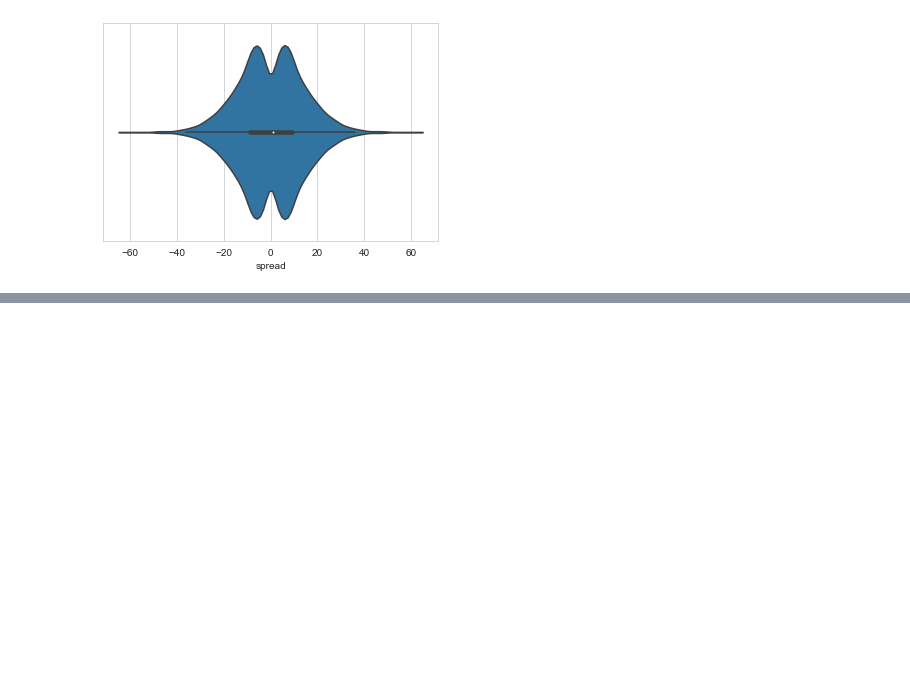
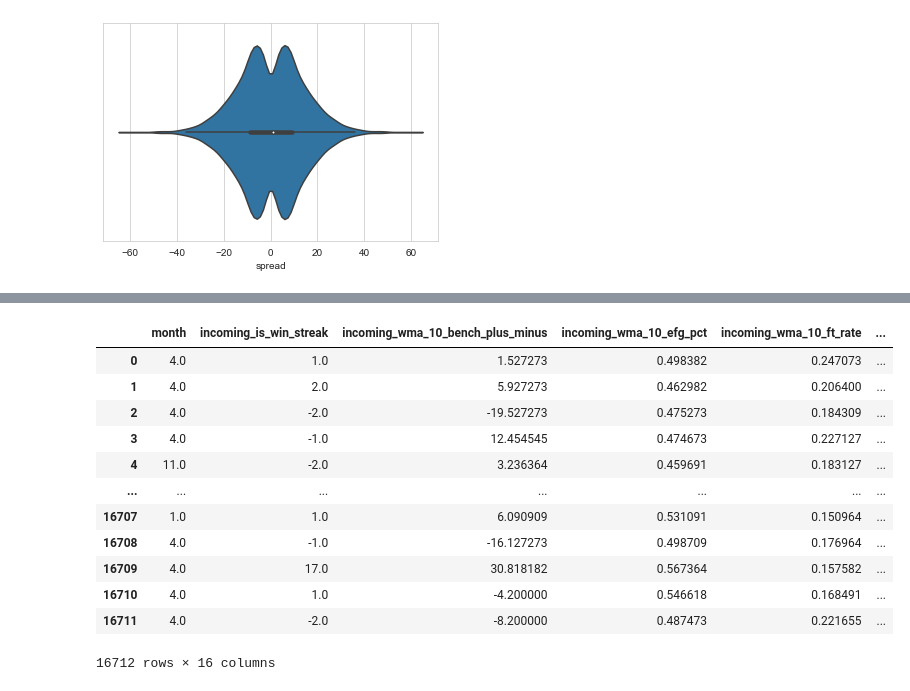
Before and after one commit to cwilbar04/gcp-end-to-end-nba-predictions, a Jupyter notebook: notebooks/EDA.ipynb, the cells around one changed output, grey strips where cells are left out. Saved outputs shown, nothing was run; the diff lists cells and outputs as text; code cells hidden in the pictures; blank space fills up the shorter version.

```diff
--- a/notebooks/EDA.ipynb
+++ b/notebooks/EDA.ipynb
@@ -98,0 +197,16 @@ ax = sns.violinplot(data=model, x='spread', y='season', inner='box', orient='h')
+# %%
+model_included.drop(columns='spread')
+# %% [output]
+|  | month | incoming_is_win_streak | incoming_wma_10_bench_plus_minus | incoming_wma_10_efg_pct | incoming_wma_10_ft_rate | ... |
+| 0 | 4.0 | 1.0 | 1.527273 | 0.498382 | 0.247073 | ... |
+| 1 | 4.0 | 2.0 | 5.927273 | 0.462982 | 0.206400 | ... |
+| 2 | 4.0 | -2.0 | -19.527273 | 0.475273 | 0.184309 | ... |
+| 3 | 4.0 | -1.0 | 12.454545 | 0.474673 | 0.227127 | ... |
+| 4 | 11.0 | -2.0 | 3.236364 | 0.459691 | 0.183127 | ... |
+| ... | ... | ... | ... | ... | ... | ... |
+| 16707 | 1.0 | 1.0 | 6.090909 | 0.531091 | 0.150964 | ... |
+| 16708 | 4.0 | -1.0 | -16.127273 | 0.498709 | 0.176964 | ... |
+| 16709 | 4.0 | 17.0 | 30.818182 | 0.567364 | 0.157582 | ... |
+| 16710 | 4.0 | 1.0 | -4.200000 | 0.546618 | 0.168491 | ... |
+| 16711 | 4.0 | -2.0 | -8.200000 | 0.487473 | 0.221655 | ... |
+16712 rows × 16 columns
```
Also changed, not shown: parts of 17 cells of this notebook, 2 other files.
